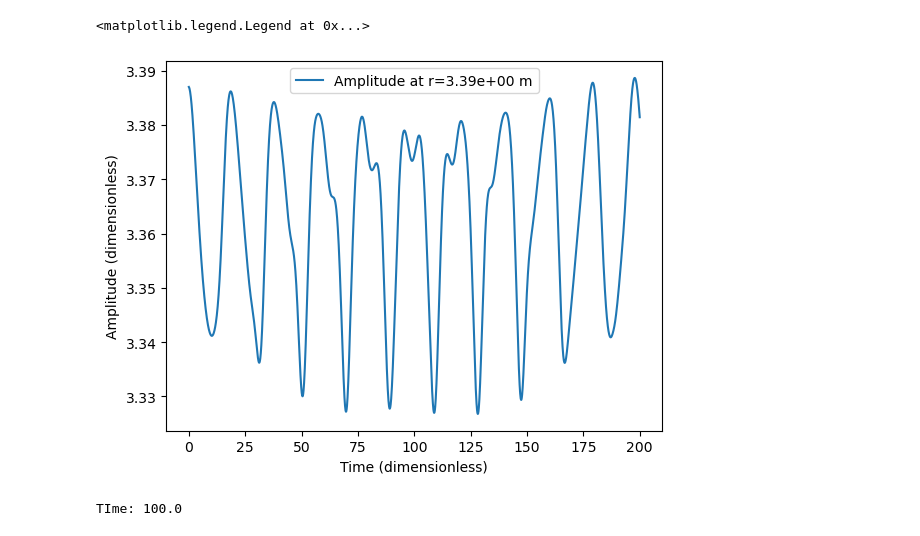
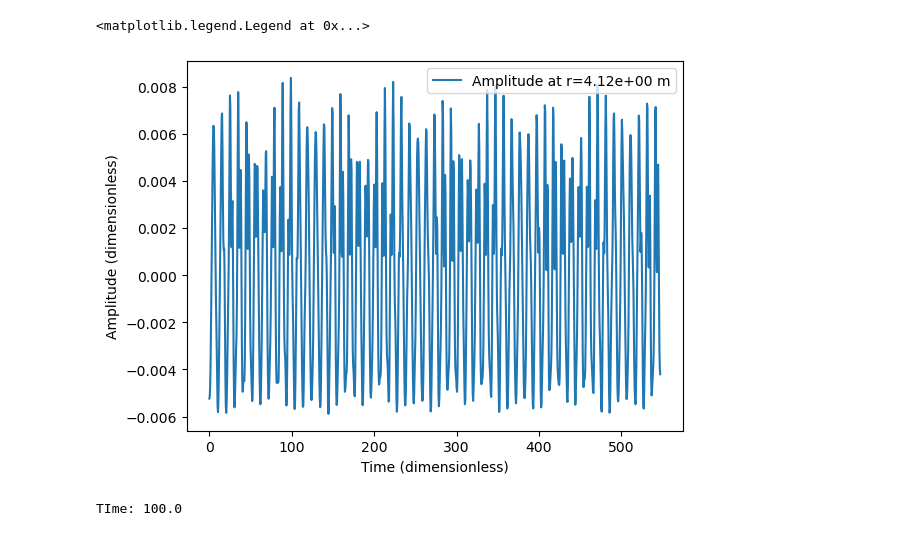
Before and after one commit to Bouwmeester-Lab/superfluid-dynamics, a Jupyter notebook: CuSuperHelium/Python/integration/example.ipynb, the cells around one changed output. Cells and saved outputs as stored; diff of their text form; code cells hidden in the pictures.

```diff
--- a/CuSuperHelium/Python/integration/example.ipynb
+++ b/CuSuperHelium/Python/integration/example.ipynb
@@ -6,10 +7,11 @@ import matplotlib.pyplot as plt
 # %%
+simManager = rhs.SimulationManager(r"C:\Users\emore\source\repos\Bouwmeester-Lab\superfluid-dynamics\CuSuperHelium\x64\Release\CuSuperHelium.dll")
 def rhs_func(t, y, L = 1e-6, depth = 15e-9):
-        N = 256
+        N = 64
         local_x = y[:N]
         local_ampl = y[N:2*N]
         local_pot = y[2*N:3*N]
-        res, vx, vy, dphi = rhs.calculate_rhs256_from_vectors(local_x, local_ampl, local_pot, L, 145, 0, depth)
+        res, vx, vy, dphi = simManager.calculate_rhs_from_vectors(local_x, local_ampl, local_pot, L, 145, 0, depth)
         if res != 0:
             raise Exception("Error in calculation")
         return np.concatenate((vx, vy, dphi))
@@ -18,36 +20,36 @@ depth = 15e-9
 
 def f(y):
     return rhs_func(0, y, L, depth)
 
 def J(y):
-    N = 256
+    N = 64
     local_x = y[:N]
     local_ampl = y[N:2*N]
     local_pot = y[2*N:3*N]
-    res, jacobian = rhs.calculate_jacobian(local_x, local_ampl, local_pot, L, 145, 0, depth)
+    res, jacobian = simManager.calculate_jacobian(local_x, local_ampl, local_pot, L, 145, 0, depth)
     if jacobian is None or res != 0:
         raise Exception("Error in Jacobian calculation")
     return jacobian
 
-N = 256
+N = 64
 r = np.array([2.0*np.pi/N*x for x in range(N)])
 initial_amplitude = 0.1*depth
 L0 = L / (2.0 * np.pi)
 
 ampl = np.cos(r) * initial_amplitude / L0
 pot = initial_amplitude/L0 * np.sin(r)
 
 y0 = np.concatenate((r, ampl, pot))
 
-t0, t1, h = 0.0, 1*200.0, 0.08
-T, Y = gl.integrate_gl2(f, J, y0, t0, t1, h, simplified=False, newton_maxit = 100)
+t0, t1, h = 0.0, 547, 0.5
+T, Y = gl.integrate_gl2(f, J, y0, t0, t1, h, simplified=True, newton_maxit = 100)
 
 r0 = r[N//2+10]
 plt.figure()
 plt.plot(T, Y[:, N+ N//2+10], label=f"Amplitude at r={r0:.2e} m")
 plt.xlabel("Time (dimensionless)")
 plt.ylabel("Amplitude (dimensionless)")
 plt.legend()
 # %% [output]
 <matplotlib.legend.Legend at 0x...>
-[figure, old version]
+[figure, new version]
```
Also changed, not shown: parts of 9 cells of this notebook, 5 other files.
